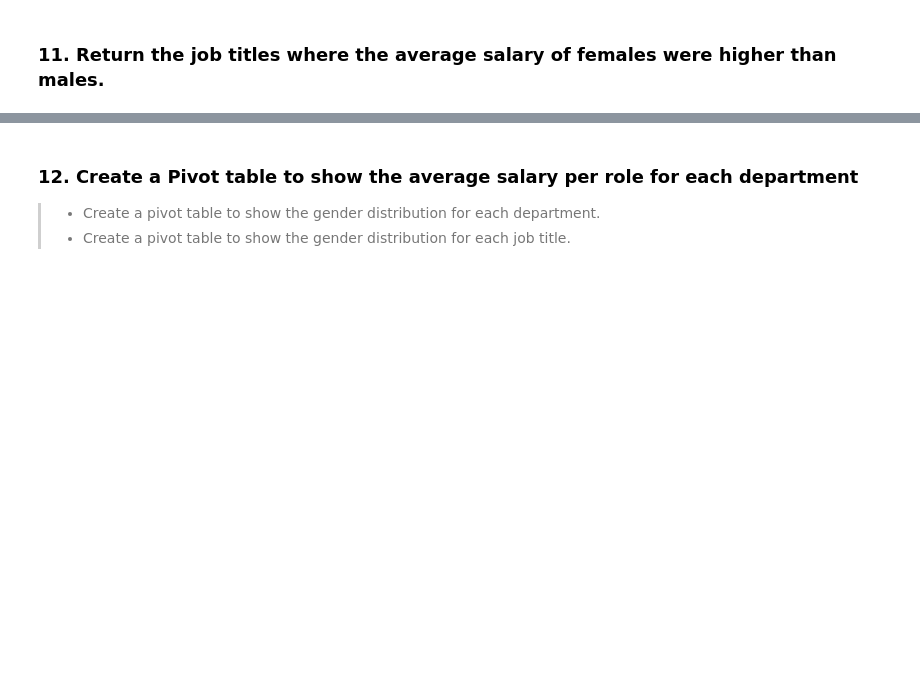
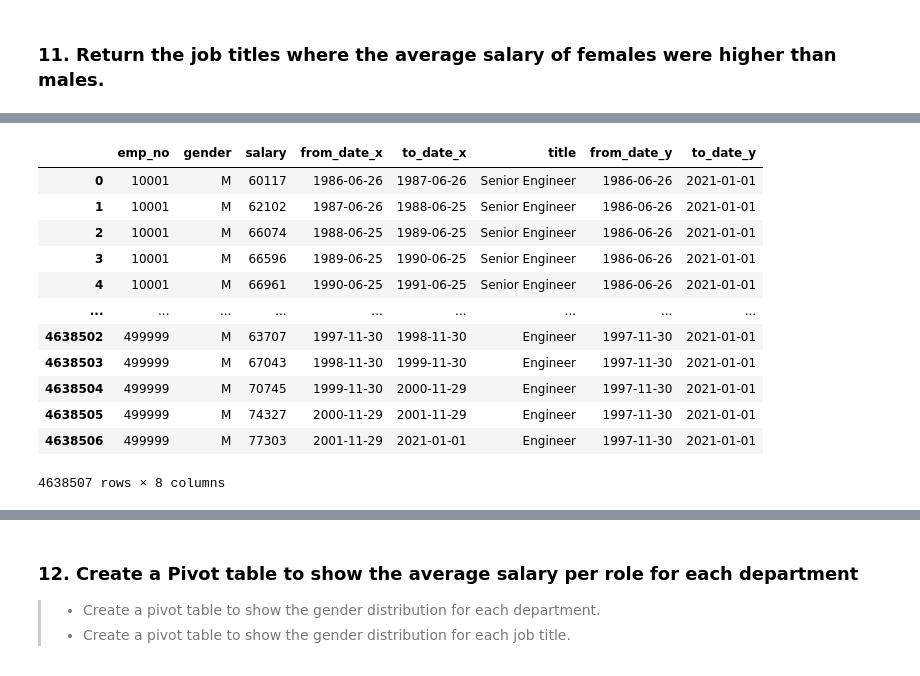
Before and after one commit to hibahdesu/SDA-Data-Engineering-Bootcamp, a Jupyter notebook: week 2/lecture4/lab/lab2/29340.ipynb, the cells around one changed output, grey strips where cells are left out. Cells and saved outputs as stored; diff of their text form; code cells hidden in the pictures; blank space fills up the shorter version.

```diff
--- a/week 2/lecture4/lab/lab2/29340.ipynb
+++ b/week 2/lecture4/lab/lab2/29340.ipynb
@@ -831,0 +875,5 @@ summary_salary.pivot_table(['salary', 'age'], index='title', aggfunc=['min', 'ma
+# %%
+emp_tit['title_length'] = round((emp_tit['to_date'] - emp_tit['from_date']) / np.timedelta64(1, 'Y'), 2)
+filter_titles = emp_tit[emp_tit['title_length'] <= 10]
+filter_titles.head()
+# len(filter_titles['title_length'])
@@ -832,2 +900,5 @@ summary_salary.pivot_table(['salary', 'age'], index='title', aggfunc=['min', 'ma
 # %% [markdown]
 ### 11. Return the job titles where the average salary of females were higher than males.
+# %%
+q11 = pd.merge(emp_emp, emp_sal, on='emp_no')[['emp_no', 'gender', 'salary', 'from_date', 'to_date']]
+q11.head()
@@ -833,0 +947,6 @@ summary_salary.pivot_table(['salary', 'age'], index='title', aggfunc=['min', 'ma
+# %%
+# titles_trunc = titles[['emp_no', 'title', 'from_date', 'to_date']].copy()
+# titles_trunc
+
+titles_trunc = emp_tit.drop('title_length', axis=1)
+titles_trunc
@@ -833,0 +967,17 @@ summary_salary.pivot_table(['salary', 'age'], index='title', aggfunc=['min', 'ma
+# %%
+q11_with_titles = pd.merge(q11, titles_trunc, on='emp_no')
+q11_with_titles
+# %% [output]
+|  | emp_no | gender | salary | from_date_x | to_date_x | title | from_date_y | to_date_y |
+| 0 | 10001 | M | 60117 | 1986-06-26 | 1987-06-26 | Senior Engineer | 1986-06-26 | 2021-01-01 |
+| 1 | 10001 | M | 62102 | 1987-06-26 | 1988-06-25 | Senior Engineer | 1986-06-26 | 2021-01-01 |
+| 2 | 10001 | M | 66074 | 1988-06-25 | 1989-06-25 | Senior Engineer | 1986-06-26 | 2021-01-01 |
+| 3 | 10001 | M | 66596 | 1989-06-25 | 1990-06-25 | Senior Engineer | 1986-06-26 | 2021-01-01 |
+| 4 | 10001 | M | 66961 | 1990-06-25 | 1991-06-25 | Senior Engineer | 1986-06-26 | 2021-01-01 |
+| ... | ... | ... | ... | ... | ... | ... | ... | ... |
+| 4638502 | 499999 | M | 63707 | 1997-11-30 | 1998-11-30 | Engineer | 1997-11-30 | 2021-01-01 |
+| 4638503 | 499999 | M | 67043 | 1998-11-30 | 1999-11-30 | Engineer | 1997-11-30 | 2021-01-01 |
+| 4638504 | 499999 | M | 70745 | 1999-11-30 | 2000-11-29 | Engineer | 1997-11-30 | 2021-01-01 |
+| 4638505 | 499999 | M | 74327 | 2000-11-29 | 2001-11-29 | Engineer | 1997-11-30 | 2021-01-01 |
+| 4638506 | 499999 | M | 77303 | 2001-11-29 | 2021-01-01 | Engineer | 1997-11-30 | 2021-01-01 |
+4638507 rows × 8 columns
```
Also changed, not shown: parts of 27 cells of this notebook.
